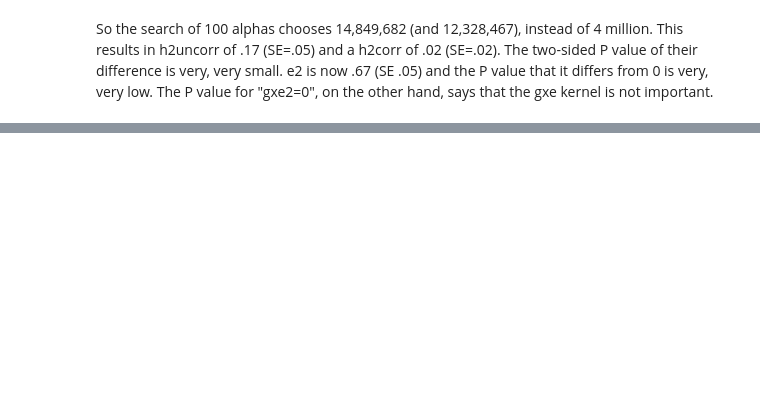
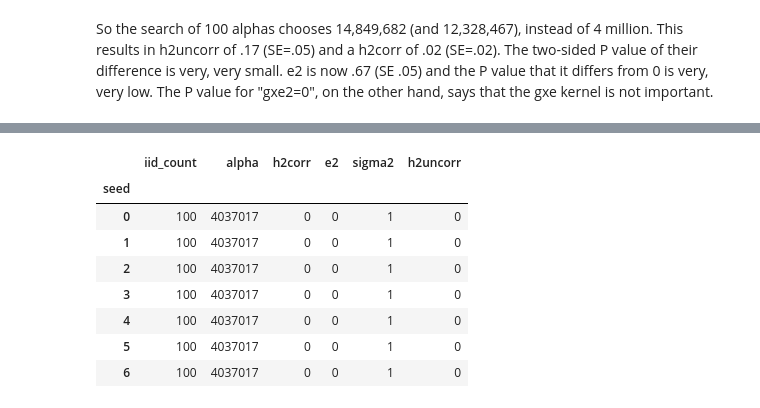
Before and after one commit to rpool/FaST-LMM, a Jupyter notebook: doc/ipynb/heritability.ipynb, the cells around one changed output, grey strips where cells are left out. Cells and saved outputs as stored; diff of their text form; code cells hidden in the pictures; blank space fills up the shorter version.

Commit message:
Update heritability.ipynb
Add 'loop_synth_and_run'

```diff
--- a/doc/ipynb/heritability.ipynb
+++ b/doc/ipynb/heritability.ipynb
@@ -207,13 +202,21 @@ from fastlmm.association.heritability_spatial_correction import work_item
 from fastlmm.util import distributed_map
 from fastlmm.util.runner import HPC
 
-runner_function = lambda taskcount: HPC(min(taskcount,10100), 'GCR',r"\\GCR\Scratch\AZ-USCentral\escience",
+fn_list = []
+azure_core_runner_function = lambda taskcount: HPC(min(taskcount,10100), 'GCR',r"\\GCR\Scratch\AZ-USCentral\escience",
                                         remote_python_parent=r"\\GCR\Scratch\AZ-USCentral\escience\carlk\data\carlk\pythonpath",
                                         unit='Core', #Core, Socket, Node
                                         update_remote_python_parent=True,
                                         template="Azure IaaS USCentral",
                                         mkl_num_threads=1
                                         )
-fn_list = []
-map_function = lambda ignore, arg_list, runner_function=runner_function, fn_list=fn_list : distributed_map.d_map(work_item, arg_list, runner_function(len(arg_list)), fn_list)
+azure_core_map_function = lambda ignore, arg_list, runner_function=azure_core_runner_function, fn_list=fn_list : distributed_map.d_map(work_item, arg_list, runner_function(len(arg_list)), fn_list)
+azure_node_runner_function = lambda taskcount: HPC(min(taskcount,10100), 'GCR',r"\\GCR\Scratch\AZ-USCentral\escience",
+                                        remote_python_parent=r"\\GCR\Scratch\AZ-USCentral\escience\carlk\data\carlk\pythonpath",
+                                        unit='Node', #Core, Socket, Node
+                                        update_remote_python_parent=True,
+                                        template="Azure IaaS USCentral",
+                                        mkl_num_threads=8
+                                        )
+azure_node_map_function = lambda ignore, arg_list, runner_function=azure_node_runner_function, fn_list=fn_list : distributed_map.d_map(work_item, arg_list, runner_function(len(arg_list)), fn_list)
 # %% [markdown]
@@ -225,7 +228,7 @@ dataframe = heritability_spatial_correction(
     snpdata,
     spatial_coor,spatial_iid,
     alpha_list=alpha_list,pheno=pheno,
-    map_function=map_function)
+    map_function=azure_core_runner_function)
 dataframe
 # %% [output]
 |  | phenotype | h2uncorr | SE (h2uncorr) | h2corr | SE (h2corr) | P (diff=0) | e2 | SE (e2) | P(e2=0) | ... |
@@ -234,0 +324,13 @@ So the search of 100 alphas chooses 14,849,682 (and 12,328,467), instead of 4 mi
+# %%
+df = loop_synth_and_run(iid_count=100,seed_count=7,just_testing=True,map_function=map)
+df
+# %% [output]
+|  | iid_count | alpha | h2corr | e2 | sigma2 | h2uncorr |
+| seed |  |  |  |  |  |  |
+| 0 | 100 | 4037017 | 0 | 0 | 1 | 0 |
+| 1 | 100 | 4037017 | 0 | 0 | 1 | 0 |
+| 2 | 100 | 4037017 | 0 | 0 | 1 | 0 |
+| 3 | 100 | 4037017 | 0 | 0 | 1 | 0 |
+| 4 | 100 | 4037017 | 0 | 0 | 1 | 0 |
+| 5 | 100 | 4037017 | 0 | 0 | 1 | 0 |
+| 6 | 100 | 4037017 | 0 | 0 | 1 | 0 |
```
Also changed, not shown: parts of 9 cells of this notebook.
